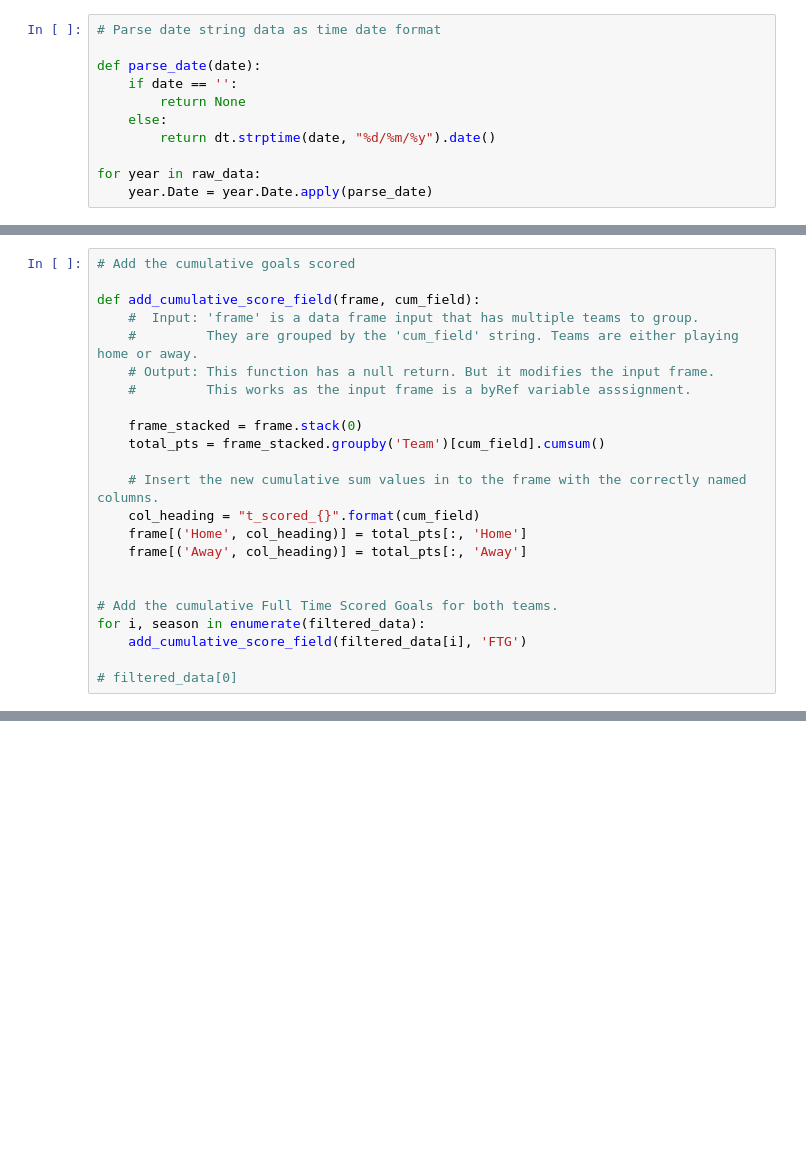
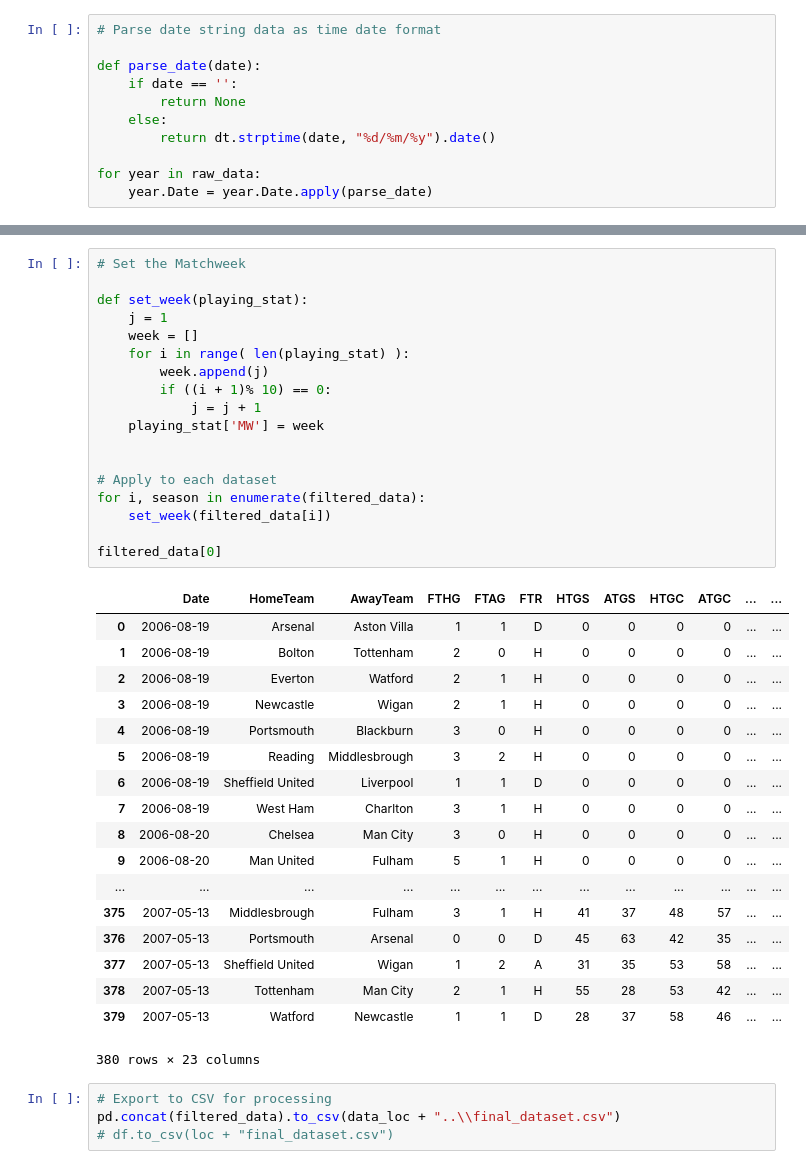
Before and after one commit to mseneque/predicting-soccer, a Jupyter notebook: Data_Cleaning.ipynb, the cells around one changed output, grey strips where cells are left out. Cells and saved outputs as stored; diff of their text form; blank space fills up the shorter version.

Commit message:
basic data extraction and manipulation, exports to 'final_dataset.csv'

```diff
--- a/Data_Cleaning.ipynb
+++ b/Data_Cleaning.ipynb
@@ -201,23 +177,0 @@ KeyError: 'HomeTeam'
-# %%
-# Add the cumulative goals scored
-
-def add_cumulative_score_field(frame, cum_field):
-    #  Input: 'frame' is a data frame input that has multiple teams to group.
-    #         They are grouped by the 'cum_field' string. Teams are either playing home or away.
-    # Output: This function has a null return. But it modifies the input frame.
-    #         This works as the input frame is a byRef variable asssignment.
-
-    frame_stacked = frame.stack(0)
-    total_pts = frame_stacked.groupby('Team')[cum_field].cumsum()
-
-    # Insert the new cumulative sum values in to the frame with the correctly named columns.
-    col_heading = "t_scored_{}".format(cum_field)
-    frame[('Home', col_heading)] = total_pts[:, 'Home']
-    frame[('Away', col_heading)] = total_pts[:, 'Away']
-
-
-# Add the cumulative Full Time Scored Goals for both teams.
-for i, season in enumerate(filtered_data):
-    add_cumulative_score_field(filtered_data[i], 'FTG')
-
-# filtered_data[0]
@@ -313,0 +334,41 @@ See the caveats in the documentation: http://pandas.pydata.org/pandas-docs/stabl
+# %%
+# Set the Matchweek
+
+def set_week(playing_stat):
+    j = 1
+    week = []
+    for i in range( len(playing_stat) ):
+        week.append(j)
+        if ((i + 1)% 10) == 0:
+            j = j + 1
+    playing_stat['MW'] = week
+
+
+# Apply to each dataset
+for i, season in enumerate(filtered_data):
+    set_week(filtered_data[i])
+
+filtered_data[0]
+# %% [output]
+|  | Date | HomeTeam | AwayTeam | FTHG | FTAG | FTR | HTGS | ATGS | HTGC | ATGC | ... | ... |
+| 0 | 2006-08-19 | Arsenal | Aston Villa | 1 | 1 | D | 0 | 0 | 0 | 0 | ... | ... |
+| 1 | 2006-08-19 | Bolton | Tottenham | 2 | 0 | H | 0 | 0 | 0 | 0 | ... | ... |
+| 2 | 2006-08-19 | Everton | Watford | 2 | 1 | H | 0 | 0 | 0 | 0 | ... | ... |
+| 3 | 2006-08-19 | Newcastle | Wigan | 2 | 1 | H | 0 | 0 | 0 | 0 | ... | ... |
+| 4 | 2006-08-19 | Portsmouth | Blackburn | 3 | 0 | H | 0 | 0 | 0 | 0 | ... | ... |
+| 5 | 2006-08-19 | Reading | Middlesbrough | 3 | 2 | H | 0 | 0 | 0 | 0 | ... | ... |
+| 6 | 2006-08-19 | Sheffield United | Liverpool | 1 | 1 | D | 0 | 0 | 0 | 0 | ... | ... |
+| 7 | 2006-08-19 | West Ham | Charlton | 3 | 1 | H | 0 | 0 | 0 | 0 | ... | ... |
+| 8 | 2006-08-20 | Chelsea | Man City | 3 | 0 | H | 0 | 0 | 0 | 0 | ... | ... |
+| 9 | 2006-08-20 | Man United | Fulham | 5 | 1 | H | 0 | 0 | 0 | 0 | ... | ... |
+| ... | ... | ... | ... | ... | ... | ... | ... | ... | ... | ... | ... | ... |
+| 375 | 2007-05-13 | Middlesbrough | Fulham | 3 | 1 | H | 41 | 37 | 48 | 57 | ... | ... |
+| 376 | 2007-05-13 | Portsmouth | Arsenal | 0 | 0 | D | 45 | 63 | 42 | 35 | ... | ... |
+| 377 | 2007-05-13 | Sheffield United | Wigan | 1 | 2 | A | 31 | 35 | 53 | 58 | ... | ... |
+| 378 | 2007-05-13 | Tottenham | Man City | 2 | 1 | H | 55 | 28 | 53 | 42 | ... | ... |
+| 379 | 2007-05-13 | Watford | Newcastle | 1 | 1 | D | 28 | 37 | 58 | 46 | ... | ... |
+380 rows × 23 columns
+# %%
+# Export to CSV for processing
+pd.concat(filtered_data).to_csv(data_loc + "..\\final_dataset.csv")
+# df.to_csv(loc + "final_dataset.csv")
```
Also changed, not shown: parts of 8 cells of this notebook, 1 other file.
